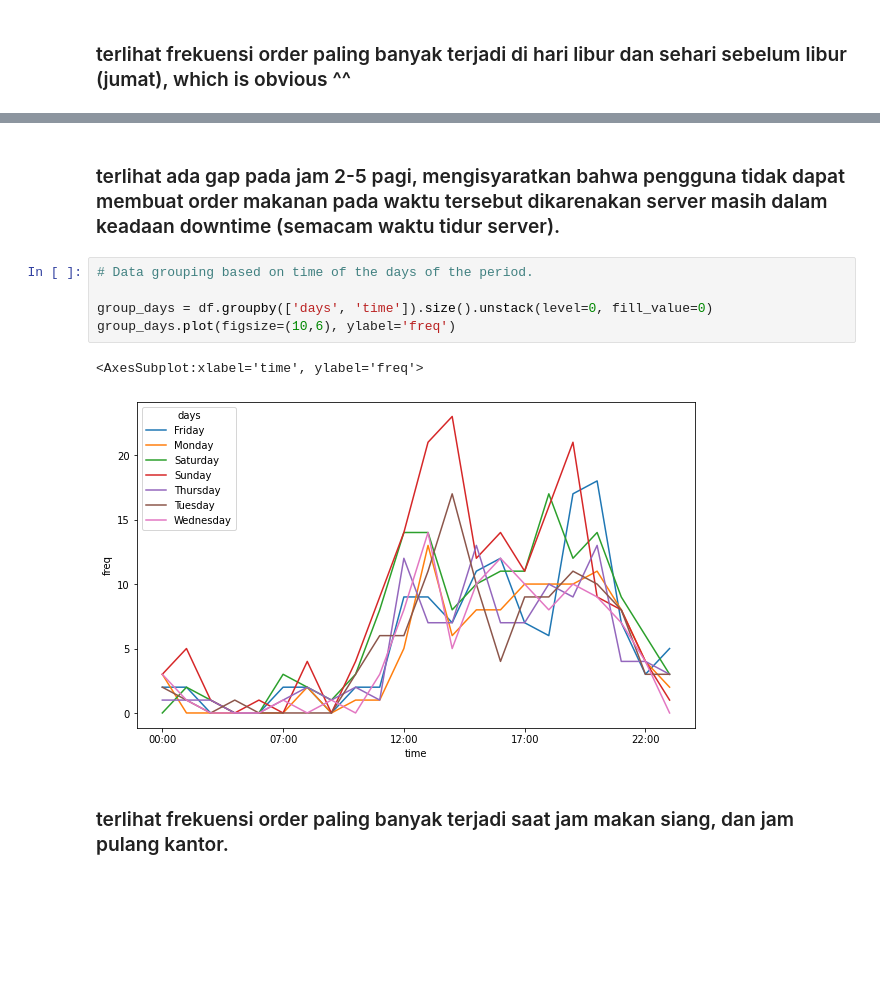
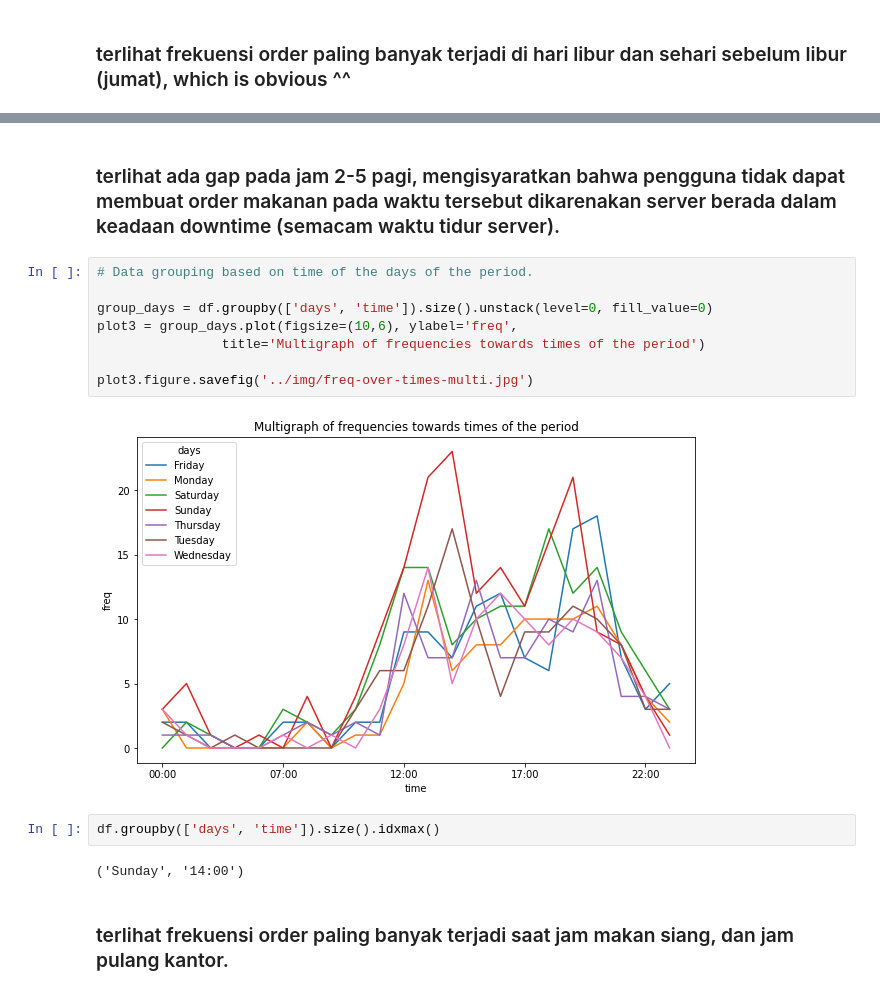
Before and after one commit to akhamr/data-visualize, a Jupyter notebook: notebook/the_code.ipynb, the cells around one changed output, grey strips where cells are left out. Saved outputs shown, nothing was run; the diff lists cells and outputs as text; blank space fills up the shorter version.

```diff
--- a/notebook/the_code.ipynb
+++ b/notebook/the_code.ipynb
@@ -188,13 +224,19 @@ plt.show()
 # %% [markdown]
-### terlihat ada gap pada jam 2-5 pagi, mengisyaratkan bahwa pengguna tidak dapat membuat order makanan pada waktu tersebut dikarenakan server masih dalam keadaan downtime (semacam waktu tidur server).
+### terlihat ada gap pada jam 2-5 pagi, mengisyaratkan bahwa pengguna tidak dapat membuat order makanan pada waktu tersebut dikarenakan server berada dalam keadaan downtime (semacam waktu tidur server).
 # %%
 # Data grouping based on time of the days of the period.
 
 group_days = df.groupby(['days', 'time']).size().unstack(level=0, fill_value=0)
-group_days.plot(figsize=(10,6), ylabel='freq')
+plot3 = group_days.plot(figsize=(10,6), ylabel='freq',
+                title='Multigraph of frequencies towards times of the period')
+
+plot3.figure.savefig('../img/freq-over-times-multi.jpg')
 # %% [output]
-<AxesSubplot:xlabel='time', ylabel='freq'>
-[figure, old version]
+[figure, new version]
+# %%
+df.groupby(['days', 'time']).size().idxmax()
+# %% [output]
+('Sunday', '14:00')
 # %% [markdown]
 ### terlihat frekuensi order paling banyak terjadi saat jam makan siang, dan jam pulang kantor.
 # %%
```
Also changed, not shown: parts of 6 cells of this notebook, 3 other files.
